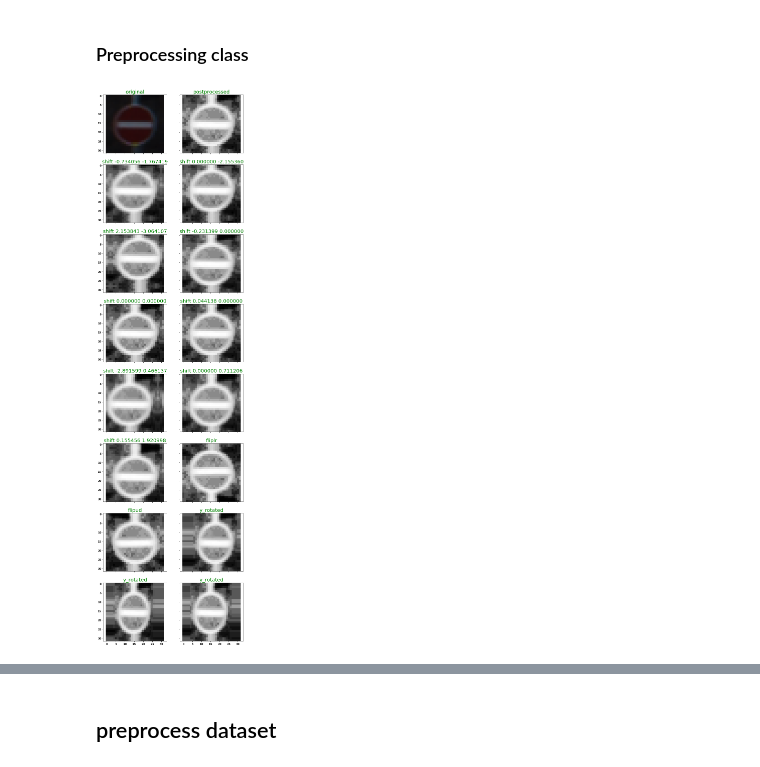
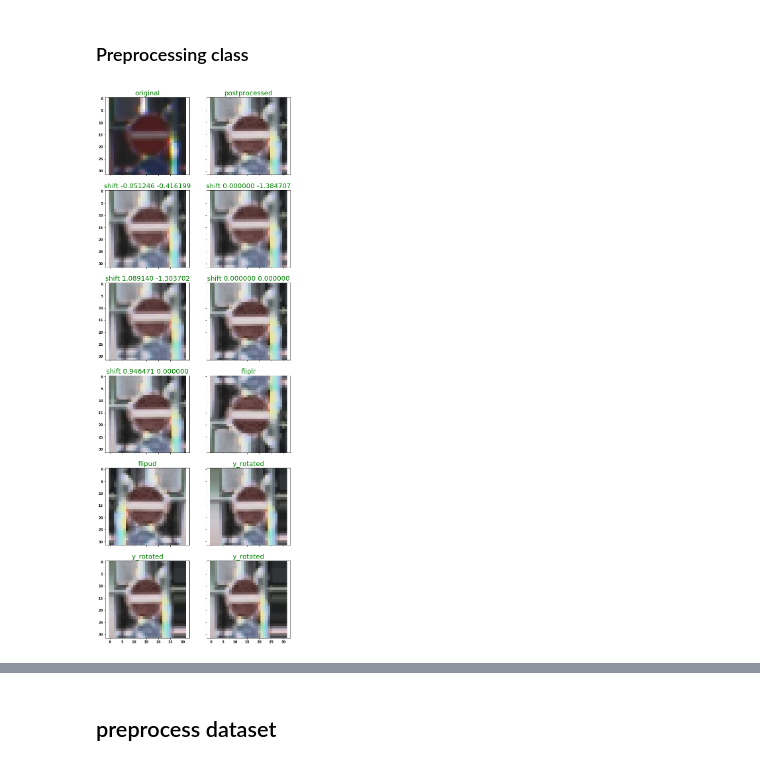
Before and after one commit to udacity/CarND-Traffic-Sign-Classifier-Project, a Jupyter notebook: Traffic_Sign_Classifier.ipynb, the cells around one changed output, grey strips where cells are left out. Saved outputs shown, nothing was run; the diff lists cells and outputs as text; code cells hidden in the pictures.

```diff
--- a/Traffic_Sign_Classifier.ipynb
+++ b/Traffic_Sign_Classifier.ipynb
@@ -169,15 +169,14 @@ pairs_flip_lr = {19:20, 20:19, 33: 34, 34:33, 37:36, 36:37, 39:38, 38:39}
 assert len(set([x.shape for x in X_train])) == 1
 
 figname = 'output_images/1_raw_images.png'
-if os.path.exists(figname):
+if os.path.exists(figname) and False:
     image = cv2.imread(figname)
     image = cv2.cvtColor(image, cv2.COLOR_RGB2BGR)
 
     plt.figure(figsize=(20,20))
     plt.imshow(image)
 
-
-    with open('output_images/display_images.pkl', 'rb') as fd:
+    with open('cache/display_images.pkl', 'rb') as fd:
         display_images = pickle.load(fd)
 
 else:
@@ -209,7 +208,7 @@ else:
         display_images.append(image_list_iy)
 
     plt.savefig('output_images/1_raw_images.png', bbox_inches='tight')
-    with open('output_images/display_images.pkl', 'wb') as fd:
+    with open('cache/display_images.pkl', 'wb') as fd:
         pickle.dump(display_images, fd)
 
     # fig, ax = utils.setup_figure(x_pics=len(display_images[0]), y_pics=len(display_images), w=w, h=h, n=3)
@@ -284,7 +283,8 @@ pairs_flip_lr = {19:20, 20:19, 33: 34, 34:33, 37:36, 36:37, 39:38, 38:39}
 
 class PreprocessingPipeline(object):
 
-    def __init__(self):
+    def __init__(self, augment=True):
+        self.augment = augment
         self.flip_lr = flip_lr
         self.flip_ud = flip_ud
         self.flip_ud_and_lr = flip_ud_and_lr
@@ -311,6 +311,12 @@ class PreprocessingPipeline(object):
         gray[:] = cv2.equalizeHist(gray)
 
     @staticmethod
+    def equalizeRGBHist(image):
+        image_yuv = cv2.cvtColor(image, cv2.COLOR_RGB2YUV)
+        image_yuv[:, :, 0] = cv2.equalizeHist(image_yuv[:, :, 0])
+        return cv2.cvtColor(image_yuv, cv2.COLOR_YUV2RGB)
+
+    @staticmethod
     def rgb2gray(image):
         return cv2.cvtColor(image, cv2.COLOR_RGB2GRAY)
 
@@ -318,6 +324,18 @@ class PreprocessingPipeline(object):
     def normalize(gray):
         #gray[:] = cv2.normalize(src=gray, dst=None, alpha=0, beta=1, norm_type=cv2.NORM_MINMAX, dtype=cv2.CV_8UC1)
         gray = (gray - gray.min()) / (gray.max() - gray.min())
+
+
+    @staticmethod
+    def normalizeRGB(image):
+        #gray[:] = cv2.normalize(src=gray, dst=None, alpha=0, beta=1, norm_type=cv2.NORM_MINMAX, dtype=cv2.CV_8UC1)
+        # image[:] = 0.1 + (0.9 - 0.1) * (image - image.min()) / (image.max() - image.min())
+        r, g, b = cv2.split(image)
+        r = cv2.normalize(r, None, alpha=0.1, beta=0.9, norm_type=cv2.NORM_MINMAX, dtype=cv2.CV_32F)
+        g = cv2.normalize(g, None, alpha=0.1, beta=0.9, norm_type=cv2.NORM_MINMAX, dtype=cv2.CV_32F)
+        b = cv2.normalize(b, None, alpha=0.1, beta=0.9, norm_type=cv2.NORM_MINMAX, dtype=cv2.CV_32F)
+        return cv2.merge([r, g, b])
+
 
     @staticmethod
     def fliplr(image):
@@ -346,23 +364,30 @@ class PreprocessingPipeline(object):
 
     def run(self, image, image_class=None):
 
-        image_ = image.copy()
-        self.whiteBalance(image_)
-        gray = self.rgb2gray(image_)
-        self.normalize(gray)
-        self.equalizeHist(gray)
+        _image = image.copy()
+        self.whiteBalance(_image)
+        _image = self.equalizeRGBHist(_image)
+        _image = self.normalizeRGB(_image)
 
-        out = gray
+#        gray = self.rgb2gray(image_)
+#        self.normalize(gray)
+#         self.equalizeHist(gray)
 
-        if image_class is not None:
+#         out = gray
+        out = _image
+
+        if self.augment and image_class is not None:
             augments = []
 
             ## shifts
-            shift = [-1, 0, 1]
-            for ys, xs in itertools.product(shift, shift):
-                yshift = ys * np.random.rand(1) * 0.1 * image.shape[0]
-                xshift = xs * np.random.rand(1) * 0.1 * image.shape[1]
-                augments.append((image_class, self.shift(out, xshift, yshift), "shift %f %f" % (xshift, yshift)))
+            if True:
+                shift = [-1, 0, 1]
+                for ys, xs in itertools.product(shift, shift):
+                    if np.random.rand(1) > 0.5:
+                        continue
+                    yshift = ys * np.random.rand(1) * 0.1 * image.shape[0]
+                    xshift = xs * np.random.rand(1) * 0.1 * image.shape[1]
+                    augments.append((image_class, self.shift(out, xshift, yshift), "shift %f %f" % (xshift, yshift)))
 
             # can do the following for every one of the shifted ...
             ## flips
@@ -382,9 +407,11 @@ class PreprocessingPipeline(object):
             for i in range(3):
                 augments.append((image_class, self.rotate_around_y(out), "y_rotated"))
 
-            return gray, augments
+#             return gray, augments
+            return _image, augments
 
-        return gray
+#         return gray
+        return _image
 
 #index = np.random.randint(len(X_train))
 #index = np.where(y_train == 17)[0]
@@ -393,36 +420,36 @@ index = index[np.random.randint(len(index))]
 image = X_train[index]
 image_class = y_train[index]
 
 
 preprocessor = PreprocessingPipeline()
-gray, augments = preprocessor.run(image, image_class)
+out, augments = preprocessor.run(image, image_class)
 
 ny = int(np.ceil(len(augments) / 2 + 1))
 nx = 2
 
 fig, ax = utils.setup_figure(x_pics=nx, y_pics=ny, w=w, h=h, n=5)
 
 
 ax[0][0].imshow(image)
 ax[0][0].set_title("original", color='g', fontsize=20)
-ax[0][1].imshow(gray, cmap='gray')
+ax[0][1].imshow(out, cmap='gray')
 ax[0][1].set_title("postprocessed", color='g', fontsize=20)
 
 for i in range(0, len(augments)):
     ix = i % nx
     iy = 1 + int((i - ix) / nx)
     ax[iy][ix].imshow(augments[i][1], cmap='gray')
     ax[iy][ix].set_title(augments[i][2], color='g', fontsize=20)
 
 plt.savefig("output_images/2_rgb_and_postprocessed.png")
 
 
 # flipleft_to_right = [11, 12, 13, 15, 17, 18, 22, 26, 30, 35]
 # flip_up_down = [5, 12, 15, 17]
 # flip_ud_lr = [32, 40]
 # pairs_flip_lr = {19:20, 20:19, 33: 34, 34:33, 37:36, 36:37, 39:38, 38:39}
 # %% [output]
-[figure, old version]
+[figure, new version]
 # %%
 figname = "output_images/2_postprocessing.png"
 preprocessor = PreprocessingPipeline()
```
Also changed, not shown: parts of 22 cells of this notebook.
